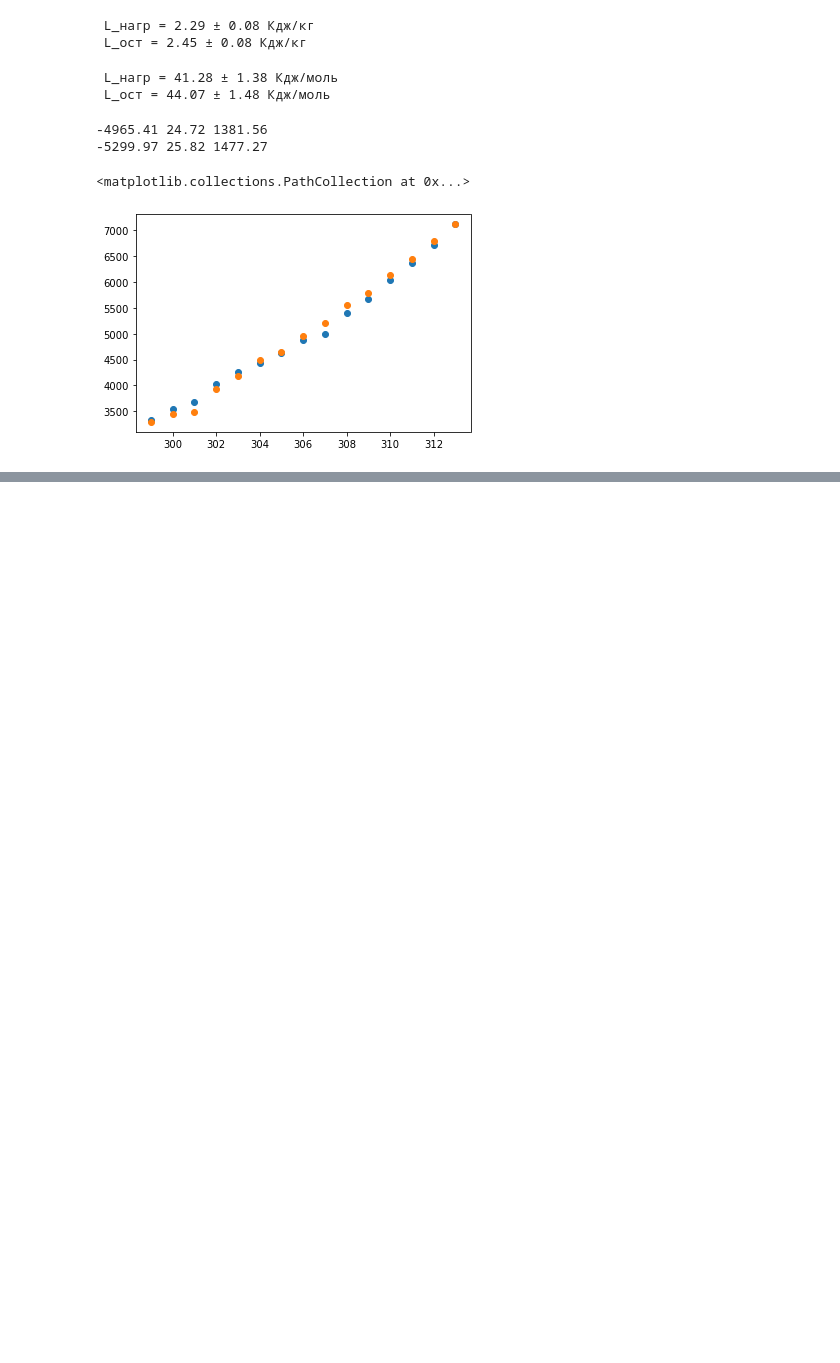
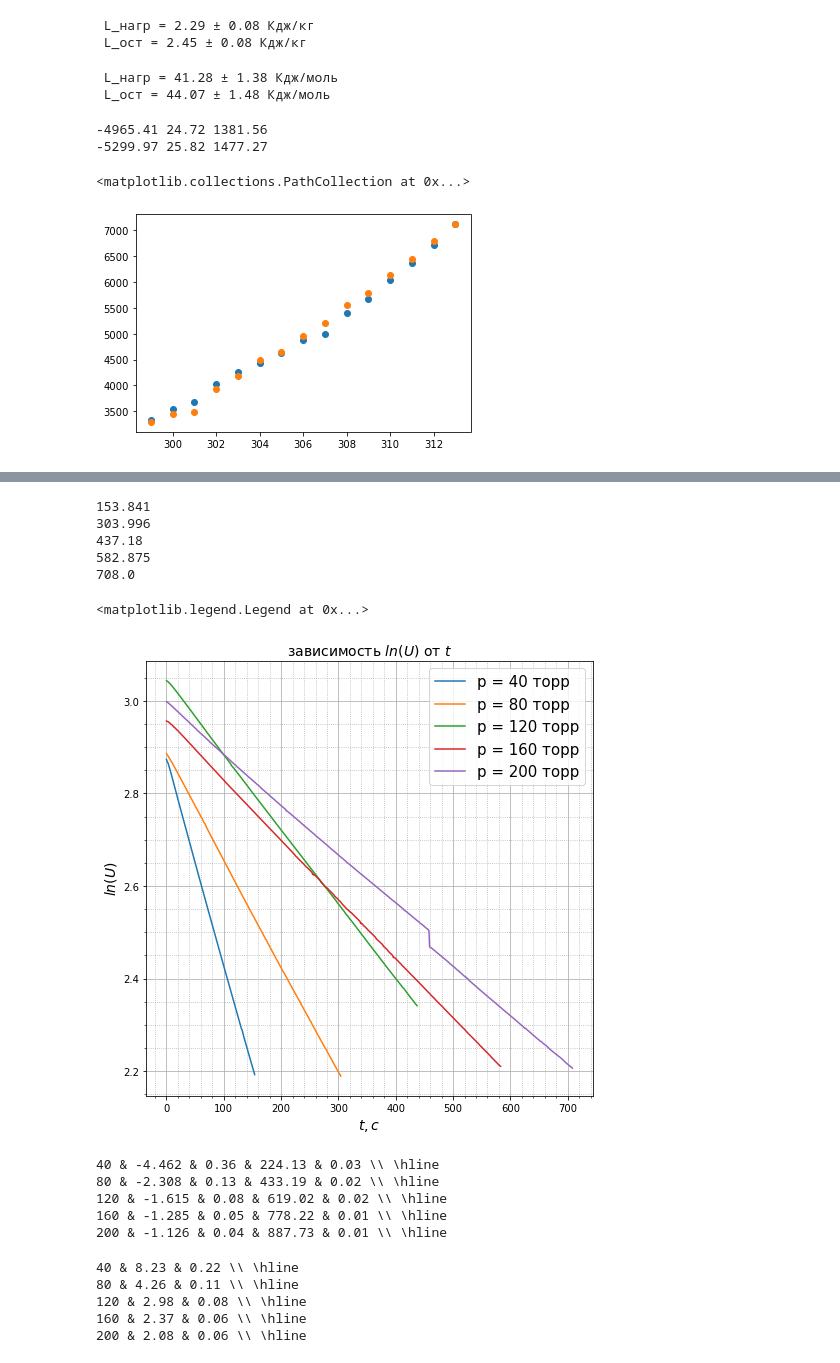
Before and after one commit to Viterfull/oip, a Jupyter notebook: f.ipynb, the cells around one changed output, grey strips where cells are left out. Saved outputs shown, nothing was run; the diff lists cells and outputs as text; code cells hidden in the pictures; blank space fills up the shorter version.

```diff
--- a/f.ipynb
+++ b/f.ipynb
@@ -324,0 +576,62 @@ plt.scatter(x, p[1])
+# %%
+# u(t) = u_0 * exp(-t/T)
+# ln (u) = ln (u_0) - t/T
+# y = y_0 * EXP (-x/x_0)
+# ln (y) = ln (y_0) - x * 1/x_0
+_, fig = plt.subplots(figsize = (8, 8))
+
+
+
+k = []
+v = 410 #+- 10 см**3
+l = 9 #+- 0.1 см**3
+p = [40, 80, 120, 160, 200]
+for i in range(1, 6):
+    t = {}
+    with open('a'+str(i)+'.csv') as f:
+        for j in f:
+            a = list(map(float, j.split(',')))
+            t[a[0]] = a[1]
+    print (list(t.keys())[-1])
+    x = list(t.keys())
+    y = [math.log(i) for i in t.values()]
+    k.append(MNK(x, y))
+    fig.plot(x, y, label = 'p = ' + str(p[i-1]) + ' торр')
+
+fig.set_ylabel("$ln(U)$", fontsize=14)
+fig.set_xlabel("$t, с$", fontsize=14)
+fig.set_title("зависимость $ln(U)$ от $t$", fontsize=14)
+fig.minorticks_on()
+fig.grid(which='major')
+fig.grid(which='minor', linestyle=':')
+fig.legend(fontsize = 15)
+# %% [output]
+153.841
+303.996
+437.18
+582.875
+708.0
+<matplotlib.legend.Legend at 0x...>
+[figure, added]
+# %%
+for i, j in zip(k, p):
+    print(f'{j} & {i[0]*10**3:.3f} & {i[2]*10**3:.2f} & {-i[0]**-1:.2f} & {(-i[0]**-1)*(i[2]/i[1]):.2f} \\\\ \hline')
+#     print(f'p = {j}, B = {i[0]*10**3:.3f}, qB = {i[2]*10**3:.2f}, t = {-i[0]**-1:.2f}, qt = {(-i[0]**-1)*(i[2]/i[1]):.2f}')
+# %% [output]
+40 & -4.462 & 0.36 & 224.13 & 0.03 \\ \hline
+80 & -2.308 & 0.13 & 433.19 & 0.02 \\ \hline
+120 & -1.615 & 0.08 & 619.02 & 0.02 \\ \hline
+160 & -1.285 & 0.05 & 778.22 & 0.01 \\ \hline
+200 & -1.126 & 0.04 & 887.73 & 0.01 \\ \hline
+# %%
+D = []
+for i, j in zip(k, p):
+    D.append(round(-i[0]*v*l/2, 2))
+    #print(f'p = {j}, D = {round(-i[0]*v*l/2, 2)}')
+    print(f'{j} & {round(-i[0]*v*l/2, 2)} & {(-i[0]*v*l/2)*math.sqrt((0.2/-i[0]**-1)**2 + (10/410)**2 + (0.1/9)**2):.2f} \\\\ \hline')
+# %% [output]
+40 & 8.23 & 0.22 \\ \hline
+80 & 4.26 & 0.11 \\ \hline
+120 & 2.98 & 0.08 \\ \hline
+160 & 2.37 & 0.06 \\ \hline
+200 & 2.08 & 0.06 \\ \hline
```
Also changed, not shown: parts of 24 cells of this notebook.
